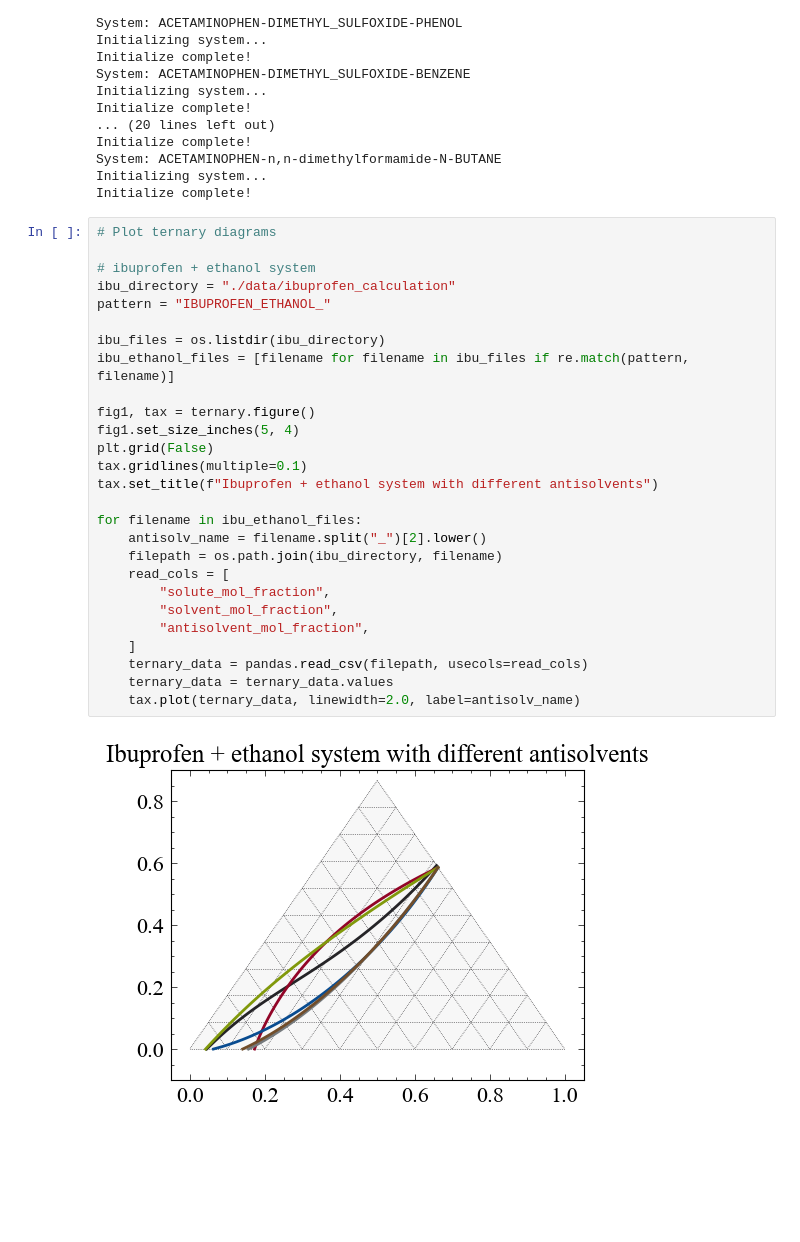
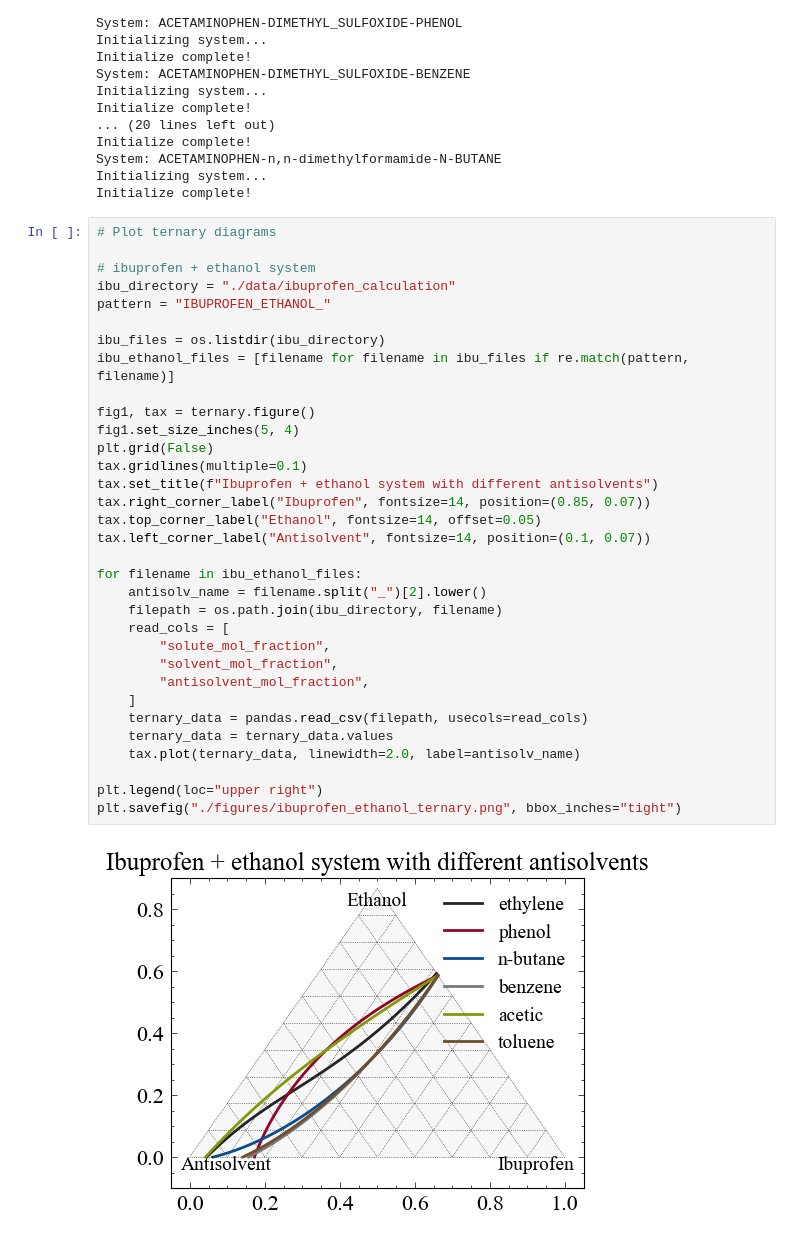
Before and after one commit to HyuntaeKR/drowning-out, a Jupyter notebook: thesis_project/pharma_antisolvent_screening.ipynb, the cells around one changed output. Cells and saved outputs as stored; diff of their text form; blank space fills up the shorter version.

Commit message:
Create first figure

```diff
--- a/thesis_project/pharma_antisolvent_screening.ipynb
+++ b/thesis_project/pharma_antisolvent_screening.ipynb
@@ -150,29 +150,35 @@ Initialize complete!
 # %%
 # Plot ternary diagrams
 
 # ibuprofen + ethanol system
 ibu_directory = "./data/ibuprofen_calculation"
 pattern = "IBUPROFEN_ETHANOL_"
 
 ibu_files = os.listdir(ibu_directory)
 ibu_ethanol_files = [filename for filename in ibu_files if re.match(pattern, filename)]
 
 fig1, tax = ternary.figure()
 fig1.set_size_inches(5, 4)
 plt.grid(False)
 tax.gridlines(multiple=0.1)
 tax.set_title(f"Ibuprofen + ethanol system with different antisolvents")
+tax.right_corner_label("Ibuprofen", fontsize=14, position=(0.85, 0.07))
+tax.top_corner_label("Ethanol", fontsize=14, offset=0.05)
+tax.left_corner_label("Antisolvent", fontsize=14, position=(0.1, 0.07))
 
 for filename in ibu_ethanol_files:
     antisolv_name = filename.split("_")[2].lower()
     filepath = os.path.join(ibu_directory, filename)
     read_cols = [
         "solute_mol_fraction",
         "solvent_mol_fraction",
         "antisolvent_mol_fraction",
     ]
     ternary_data = pandas.read_csv(filepath, usecols=read_cols)
     ternary_data = ternary_data.values
     tax.plot(ternary_data, linewidth=2.0, label=antisolv_name)
+
+plt.legend(loc="upper right")
+plt.savefig("./figures/ibuprofen_ethanol_ternary.png", bbox_inches="tight")
 # %% [output]
-[figure, old version]
+[figure, new version]
```
Also changed, not shown: parts of 1 cell of this notebook, 1 other file.
